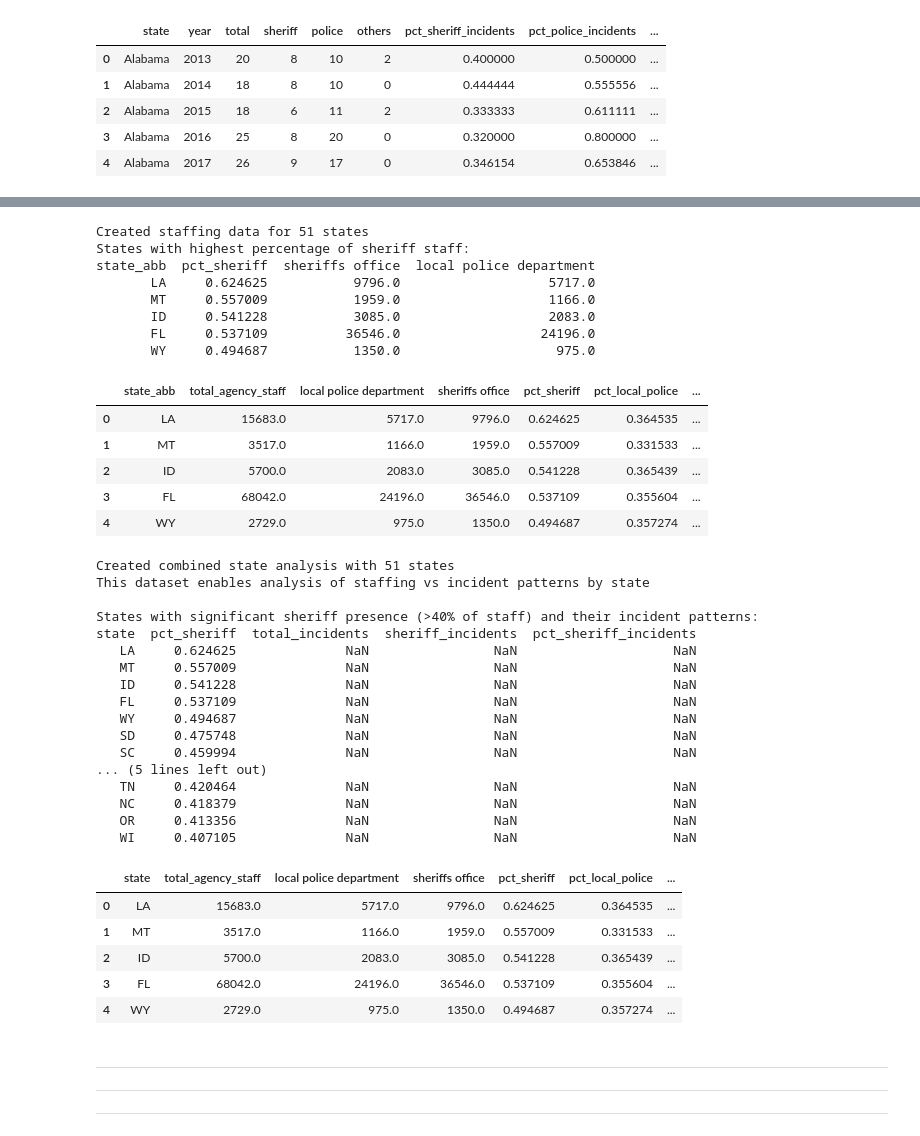
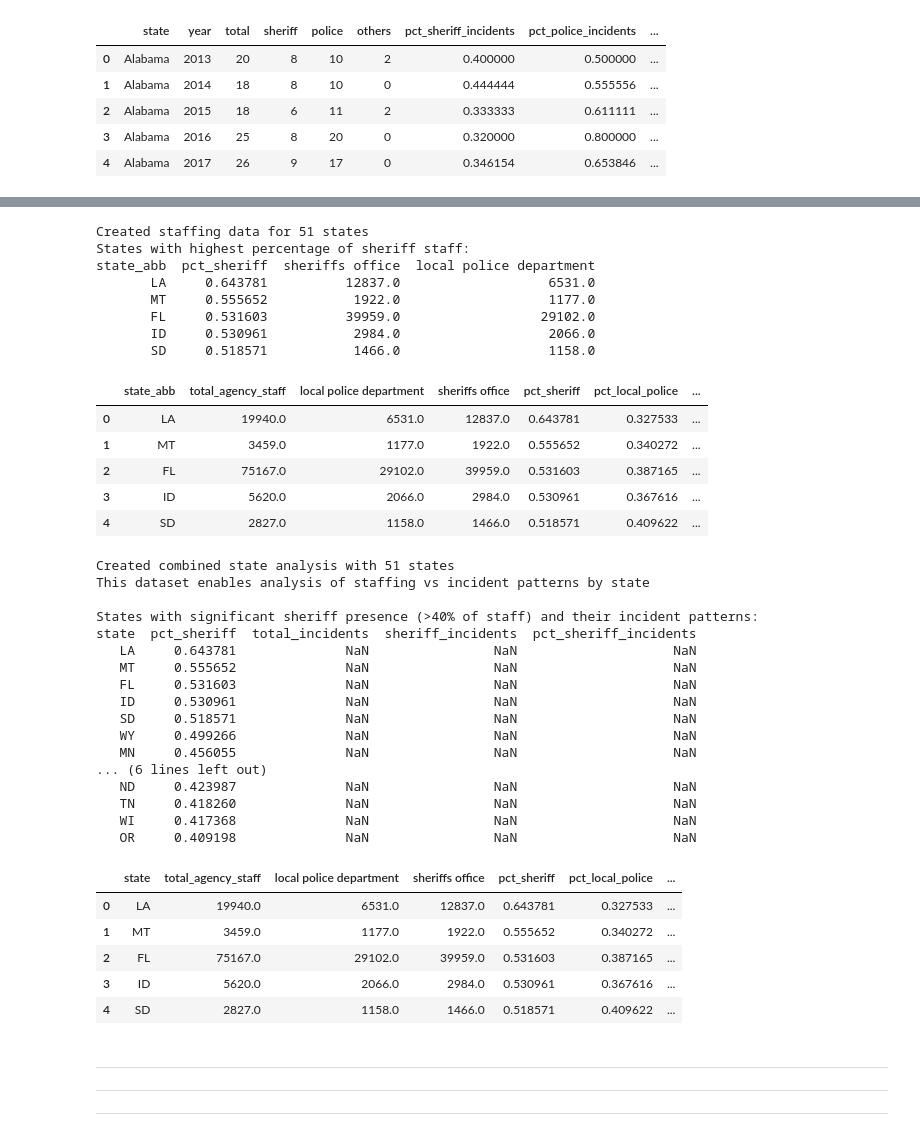
Before and after one commit to cbs-news-data/sheriff_documentary_analysis, a Jupyter notebook: cleaning_notebooks/2_flag_incidents.ipynb, the cells around one changed output, grey strips where cells are left out. Cells and saved outputs as stored; diff of their text form; code cells hidden in the pictures.

```diff
--- a/cleaning_notebooks/2_flag_incidents.ipynb
+++ b/cleaning_notebooks/2_flag_incidents.ipynb
@@ -274,7 +274,7 @@ Agency types in staffing data: ['local police department' 'state law enforcement
 
 staff_by_state = (
     agency_staff
-    .loc[ lambda x: x["year"] == 2022 ]  # Use most recent complete year
+    .loc[ lambda x: x["year"] == 2023 ]  # Use most recent complete year
     .groupby(
         ["agency_type", "state_abb"]
     )
@@ -296,43 +296,43 @@ staff_by_state = (
         pct_sheriff = lambda x: x["sheriffs office"] / x["total_agency_staff"],
         pct_local_police = lambda x: x["local police department"] / x["total_agency_staff"],
         pct_other = lambda x: x["other"] / x["total_agency_staff"],
     )
     [[
         "state_abb",
         "total_agency_staff",
         "local police department",
         "sheriffs office",
         "pct_sheriff",
         "pct_local_police",
         "pct_other",
     ]]
     .rename_axis(None, axis=1)  # Clean up column names
     .sort_values("pct_sheriff", ascending=False)  # Sort by sheriff percentage
     .reset_index(drop=True)
 )
 
 # Save this staffing analysis for use in other notebooks
 staff_by_state.to_csv("../outputs/staff_by_state.csv", index=False)
 print(f"Created staffing data for {len(staff_by_state)} states")
 print("States with highest percentage of sheriff staff:")
 print(staff_by_state.head()[['state_abb', 'pct_sheriff', 'sheriffs office', 'local police department']].to_string(index=False))
 
 staff_by_state.head()
 # %% [output]
 Created staffing data for 51 states
 States with highest percentage of sheriff staff:
 state_abb  pct_sheriff  sheriffs office  local police department
-       LA     0.624625           9796.0                   5717.0
-       MT     0.557009           1959.0                   1166.0
-       ID     0.541228           3085.0                   2083.0
-       FL     0.537109          36546.0                  24196.0
-       WY     0.494687           1350.0                    975.0
+       LA     0.643781          12837.0                   6531.0
+       MT     0.555652           1922.0                   1177.0
+       FL     0.531603          39959.0                  29102.0
+       ID     0.530961           2984.0                   2066.0
+       SD     0.518571           1466.0                   1158.0
 |  | state_abb | total_agency_staff | local police department | sheriffs office | pct_sheriff | pct_local_police | ... |
-| 0 | LA | 15683.0 | 5717.0 | 9796.0 | 0.624625 | 0.364535 | ... |
-| 1 | MT | 3517.0 | 1166.0 | 1959.0 | 0.557009 | 0.331533 | ... |
-| 2 | ID | 5700.0 | 2083.0 | 3085.0 | 0.541228 | 0.365439 | ... |
-| 3 | FL | 68042.0 | 24196.0 | 36546.0 | 0.537109 | 0.355604 | ... |
-| 4 | WY | 2729.0 | 975.0 | 1350.0 | 0.494687 | 0.357274 | ... |
+| 0 | LA | 19940.0 | 6531.0 | 12837.0 | 0.643781 | 0.327533 | ... |
+| 1 | MT | 3459.0 | 1177.0 | 1922.0 | 0.555652 | 0.340272 | ... |
+| 2 | FL | 75167.0 | 29102.0 | 39959.0 | 0.531603 | 0.387165 | ... |
+| 3 | ID | 5620.0 | 2066.0 | 2984.0 | 0.530961 | 0.367616 | ... |
+| 4 | SD | 2827.0 | 1158.0 | 1466.0 | 0.518571 | 0.409622 | ... |
 # %%
 # Combine staffing data with incident data for comprehensive state-level analysis
 # This creates a single dataset that shows for each state:
@@ -345,7 +345,7 @@ state_abb  pct_sheriff  sheriffs office  local police department
 combined_states = (
     staff_by_state.rename( columns = {"state_abb": "state"})  # Match column names
     .merge(
-        incidents_by_state.loc[ lambda x: x["year"] == 2022 ],  # Use 2022 incident data
+        incidents_by_state.loc[ lambda x: x["year"] == 2023 ],  # Use 2023 incident data
         on = "state",
         how = "left"  # Keep all states, even those with no incidents
     )
@@ -378,24 +378,24 @@ This dataset enables analysis of staffing vs incident patterns by state
 
 States with significant sheriff presence (>40% of staff) and their incident patterns:
 state  pct_sheriff  total_incidents  sheriff_incidents  pct_sheriff_incidents
-   LA     0.624625              NaN                NaN                    NaN
-   MT     0.557009              NaN                NaN                    NaN
-   ID     0.541228              NaN                NaN                    NaN
-   FL     0.537109              NaN                NaN                    NaN
-   WY     0.494687              NaN                NaN                    NaN
-   SD     0.475748              NaN                NaN                    NaN
-   SC     0.459994              NaN                NaN                    NaN
-... (5 lines left out)
-   TN     0.420464              NaN                NaN                    NaN
-   NC     0.418379              NaN                NaN                    NaN
-   OR     0.413356              NaN                NaN                    NaN
-   WI     0.407105              NaN                NaN                    NaN
+   LA     0.643781              NaN                NaN                    NaN
+   MT     0.555652              NaN                NaN                    NaN
+   FL     0.531603              NaN                NaN                    NaN
+   ID     0.530961              NaN                NaN                    NaN
+   SD     0.518571              NaN                NaN                    NaN
+   WY     0.499266              NaN                NaN                    NaN
+   MN     0.456055              NaN                NaN                    NaN
+... (6 lines left out)
+   ND     0.423987              NaN                NaN                    NaN
+   TN     0.418260              NaN                NaN                    NaN
+   WI     0.417368              NaN                NaN                    NaN
+   OR     0.409198              NaN                NaN                    NaN
 |  | state | total_agency_staff | local police department | sheriffs office | pct_sheriff | pct_local_police | ... |
-| 0 | LA | 15683.0 | 5717.0 | 9796.0 | 0.624625 | 0.364535 | ... |
-| 1 | MT | 3517.0 | 1166.0 | 1959.0 | 0.557009 | 0.331533 | ... |
-| 2 | ID | 5700.0 | 2083.0 | 3085.0 | 0.541228 | 0.365439 | ... |
-| 3 | FL | 68042.0 | 24196.0 | 36546.0 | 0.537109 | 0.355604 | ... |
-| 4 | WY | 2729.0 | 975.0 | 1350.0 | 0.494687 | 0.357274 | ... |
+| 0 | LA | 19940.0 | 6531.0 | 12837.0 | 0.643781 | 0.327533 | ... |
+| 1 | MT | 3459.0 | 1177.0 | 1922.0 | 0.555652 | 0.340272 | ... |
+| 2 | FL | 75167.0 | 29102.0 | 39959.0 | 0.531603 | 0.387165 | ... |
+| 3 | ID | 5620.0 | 2066.0 | 2984.0 | 0.530961 | 0.367616 | ... |
+| 4 | SD | 2827.0 | 1158.0 | 1466.0 | 0.518571 | 0.409622 | ... |
 # %% [markdown]
 ---
 ---
```
Also changed, not shown: parts of 3 cells of this notebook, 8 other files.
